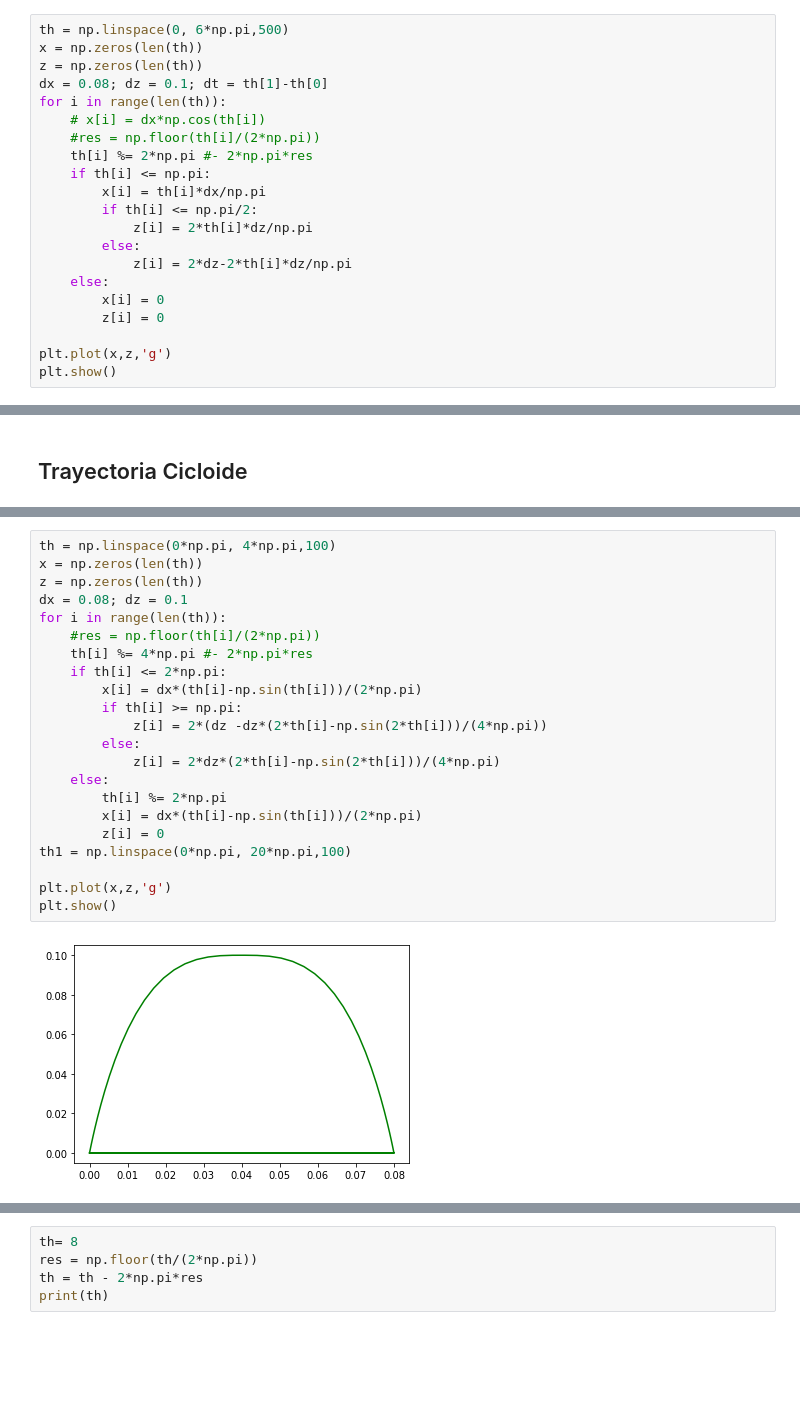
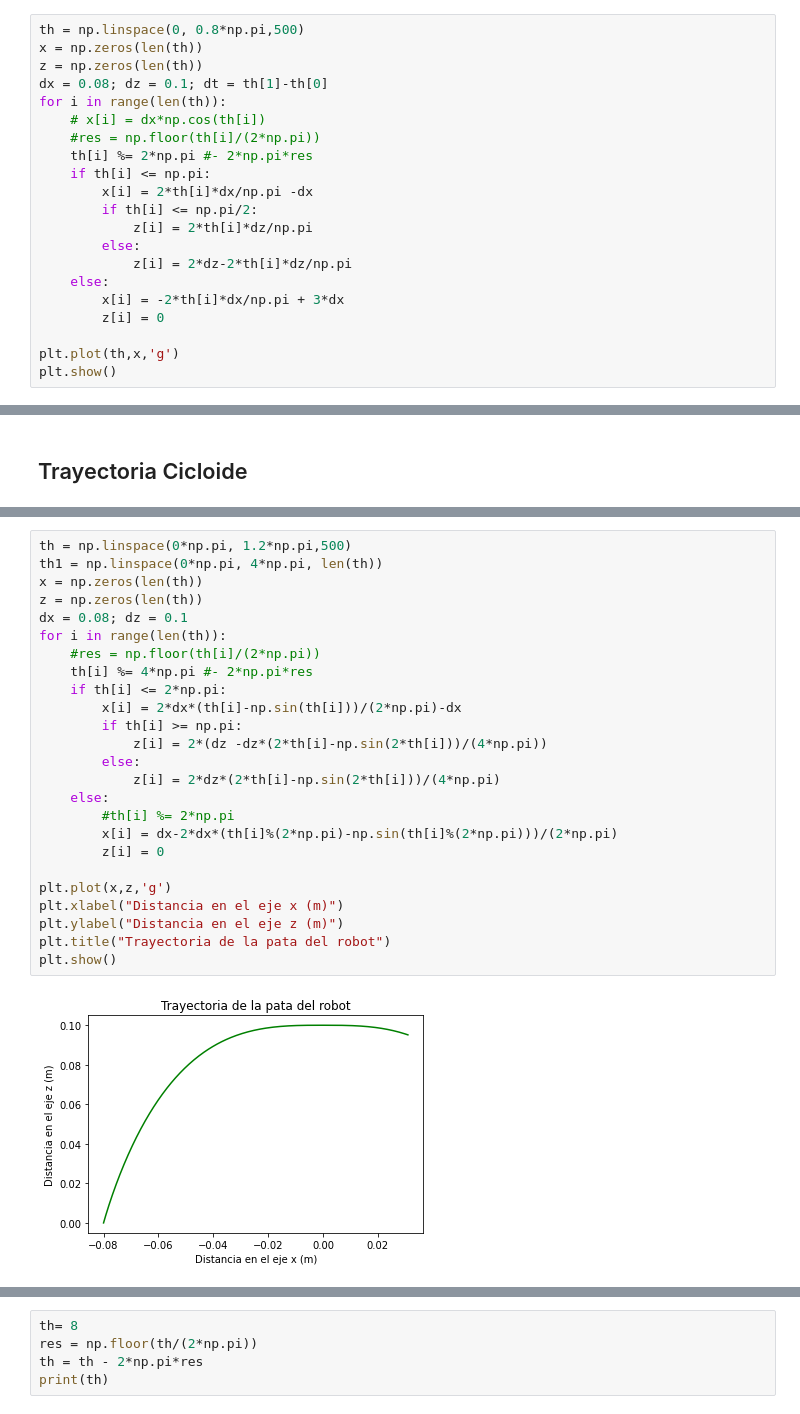
Before and after one commit to DPR00/rle_127, a Jupyter notebook: solo12-pybullet/trayectorias/pruebas.ipynb, the cells around one changed output, grey strips where cells are left out. Cells and saved outputs as stored; diff of their text form; blank space fills up the shorter version.

Commit message:
Agregue el wedge 2, arregle la trayectoria simple y en proceso el cicloide

```diff
--- a/solo12-pybullet/trayectorias/pruebas.ipynb
+++ b/solo12-pybullet/trayectorias/pruebas.ipynb
@@ -24,7 +24,7 @@ plt.show()
 # %% [markdown]
 ## Trayectorias simples
 # %%
-th = np.linspace(0, 6*np.pi,500)
+th = np.linspace(0, 0.8*np.pi,500)
 x = np.zeros(len(th))
 z = np.zeros(len(th))
 dx = 0.08; dz = 0.1; dt = th[1]-th[0]
@@ -33,15 +33,15 @@ for i in range(len(th)):
     #res = np.floor(th[i]/(2*np.pi))
     th[i] %= 2*np.pi #- 2*np.pi*res
     if th[i] <= np.pi:
-        x[i] = th[i]*dx/np.pi
+        x[i] = 2*th[i]*dx/np.pi -dx
         if th[i] <= np.pi/2:
             z[i] = 2*th[i]*dz/np.pi
         else:
             z[i] = 2*dz-2*th[i]*dz/np.pi
     else:
-        x[i] = 0
+        x[i] = -2*th[i]*dx/np.pi + 3*dx
         z[i] = 0
 
-plt.plot(x,z,'g')
+plt.plot(th,x,'g')
 plt.show()
 # %% [output]
@@ -51,24 +56,27 @@ plt.show()
 # %%
-th = np.linspace(0*np.pi, 4*np.pi,100)
+th = np.linspace(0*np.pi, 1.2*np.pi,500)
+th1 = np.linspace(0*np.pi, 4*np.pi, len(th))
 x = np.zeros(len(th))
 z = np.zeros(len(th))
 dx = 0.08; dz = 0.1
 for i in range(len(th)):
     #res = np.floor(th[i]/(2*np.pi))
     th[i] %= 4*np.pi #- 2*np.pi*res
     if th[i] <= 2*np.pi:
-        x[i] = dx*(th[i]-np.sin(th[i]))/(2*np.pi)
+        x[i] = 2*dx*(th[i]-np.sin(th[i]))/(2*np.pi)-dx
         if th[i] >= np.pi:
             z[i] = 2*(dz -dz*(2*th[i]-np.sin(2*th[i]))/(4*np.pi))
         else:
             z[i] = 2*dz*(2*th[i]-np.sin(2*th[i]))/(4*np.pi)
     else:
-        th[i] %= 2*np.pi
-        x[i] = dx*(th[i]-np.sin(th[i]))/(2*np.pi)
+        #th[i] %= 2*np.pi
+        x[i] = dx-2*dx*(th[i]%(2*np.pi)-np.sin(th[i]%(2*np.pi)))/(2*np.pi)
         z[i] = 0
-th1 = np.linspace(0*np.pi, 20*np.pi,100)
 
 plt.plot(x,z,'g')
+plt.xlabel("Distancia en el eje x (m)")
+plt.ylabel("Distancia en el eje z (m)")
+plt.title("Trayectoria de la pata del robot")
 plt.show()
 # %% [output]
-[figure, old version]
+[figure, new version]
```
Also changed, not shown: parts of 4 cells of this notebook, 16 other files.
